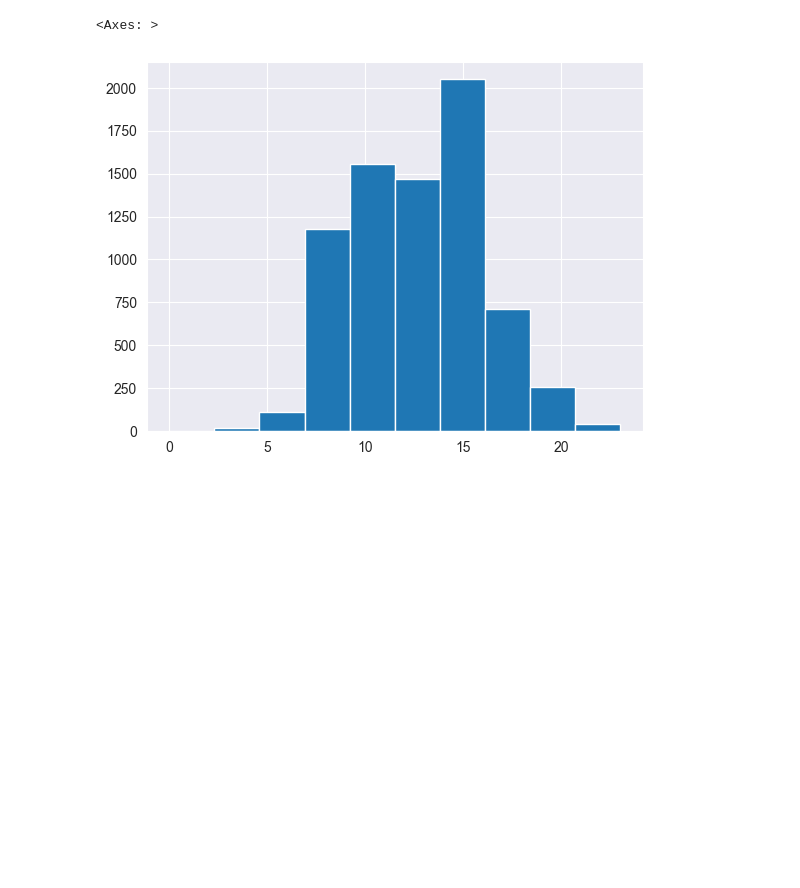
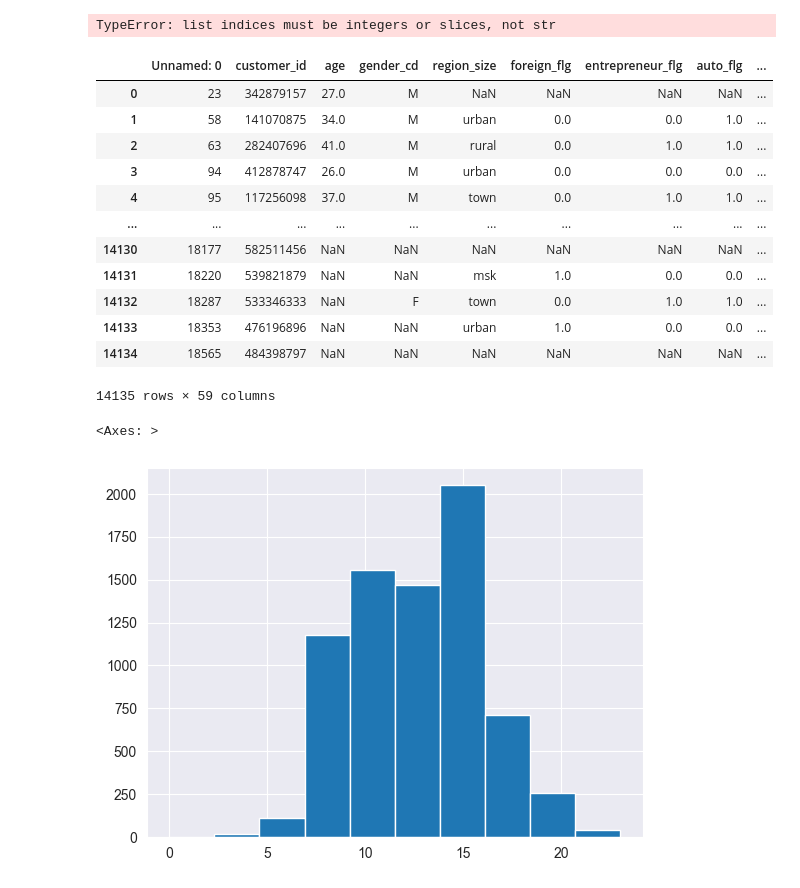
Before and after one commit to ssd2008/DANO24, a Jupyter notebook: matching.ipynb, the cells around one changed output. Saved outputs shown, nothing was run; the diff lists cells and outputs as text; code cells hidden in the pictures; blank space fills up the shorter version.

```diff
--- a/matching.ipynb
+++ b/matching.ipynb
@@ -205,3 +326,25 @@ plt.show()
+# %%
+emp_work_months_cnt_v_kvadrate = [['emp_work_months_cnt', 'flag']]
+emp_work_months_cnt_v_kvadrate['emp_work_months_cnt'] = emp_work_months_cnt_v_kvadrate['emp_work_months_cnt']*emp_work_months_cnt_v_kvadrate['emp_work_months_cnt']
+emp_work_months_cnt_v_kvadrate.groupby(by='emp_work_months_cnt').mean()
+# %% [output]
+TypeError: list indices must be integers or slices, not str
+# %%
+df_plus_emp
+# %% [output]
+|  | Unnamed: 0 | customer_id | age | gender_cd | region_size | foreign_flg | entrepreneur_flg | auto_flg | ... |
+| 0 | 23 | 342879157 | 27.0 | M | NaN | NaN | NaN | NaN | ... |
+| 1 | 58 | 141070875 | 34.0 | M | urban | 0.0 | 0.0 | 1.0 | ... |
+| 2 | 63 | 282407696 | 41.0 | M | rural | 0.0 | 1.0 | 1.0 | ... |
+| 3 | 94 | 412878747 | 26.0 | M | urban | 0.0 | 0.0 | 0.0 | ... |
+| 4 | 95 | 117256098 | 37.0 | M | town | 0.0 | 1.0 | 1.0 | ... |
+| ... | ... | ... | ... | ... | ... | ... | ... | ... | ... |
+| 14130 | 18177 | 582511456 | NaN | NaN | NaN | NaN | NaN | NaN | ... |
+| 14131 | 18220 | 539821879 | NaN | NaN | msk | 1.0 | 0.0 | 0.0 | ... |
+| 14132 | 18287 | 533346333 | NaN | F | town | 0.0 | 1.0 | 1.0 | ... |
+| 14133 | 18353 | 476196896 | NaN | NaN | urban | 1.0 | 0.0 | 0.0 | ... |
+| 14134 | 18565 | 484398797 | NaN | NaN | NaN | NaN | NaN | NaN | ... |
+14135 rows × 59 columns
 # %%
 cc['hours'].hist()
 # %% [output]
```
Also changed, not shown: parts of 15 cells of this notebook, 2 other files.
